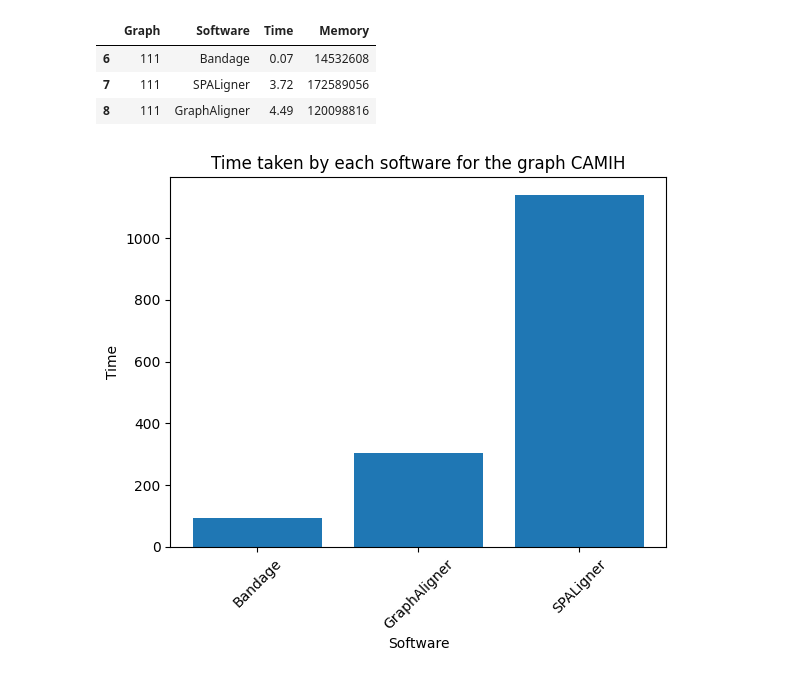
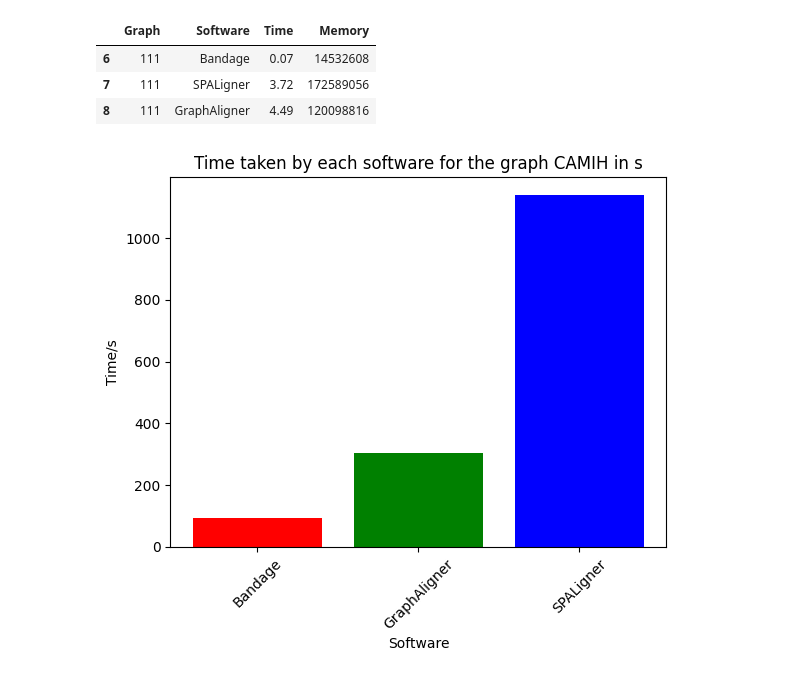
Before and after one commit to Yusreen/Thesis, a Jupyter notebook: Results and findings/Plot.ipynb, the cells around one changed output. Cells and saved outputs as stored; diff of their text form; code cells hidden in the pictures.

Commit message:
Added some changes to the plots

```diff
--- a/Results and findings/Plot.ipynb
+++ b/Results and findings/Plot.ipynb
@@ -56,15 +56,16 @@ import matplotlib.pyplot as plt
 # %%
 # Group the data by Software and calculate the mean time for each software
 software_times_CAMIH = CAMIH_df.groupby('Software')['Time'].mean()
-
+colors = ['red', 'green', 'blue']
 # Plotting the bar chart
-plt.bar(software_times_CAMIH.index, software_times_CAMIH.values)
+plt.bar(software_times_CAMIH.index, software_times_CAMIH.values,color=colors)
 plt.xlabel('Software')
-plt.ylabel('Time')
-plt.title('Time taken by each software for the graph CAMIH')
+plt.ylabel('Time/s')
+plt.title('Time taken by each software for the graph CAMIH in s')
 plt.xticks(rotation=45)
 
+plt.savefig('Plot/graph_CAMIH_time.png')
 # Display the plot
 plt.show()
 # %% [output]
-[figure, old version]
+[figure, new version]
```
Also changed, not shown: parts of 2 cells of this notebook, 5 other files.
